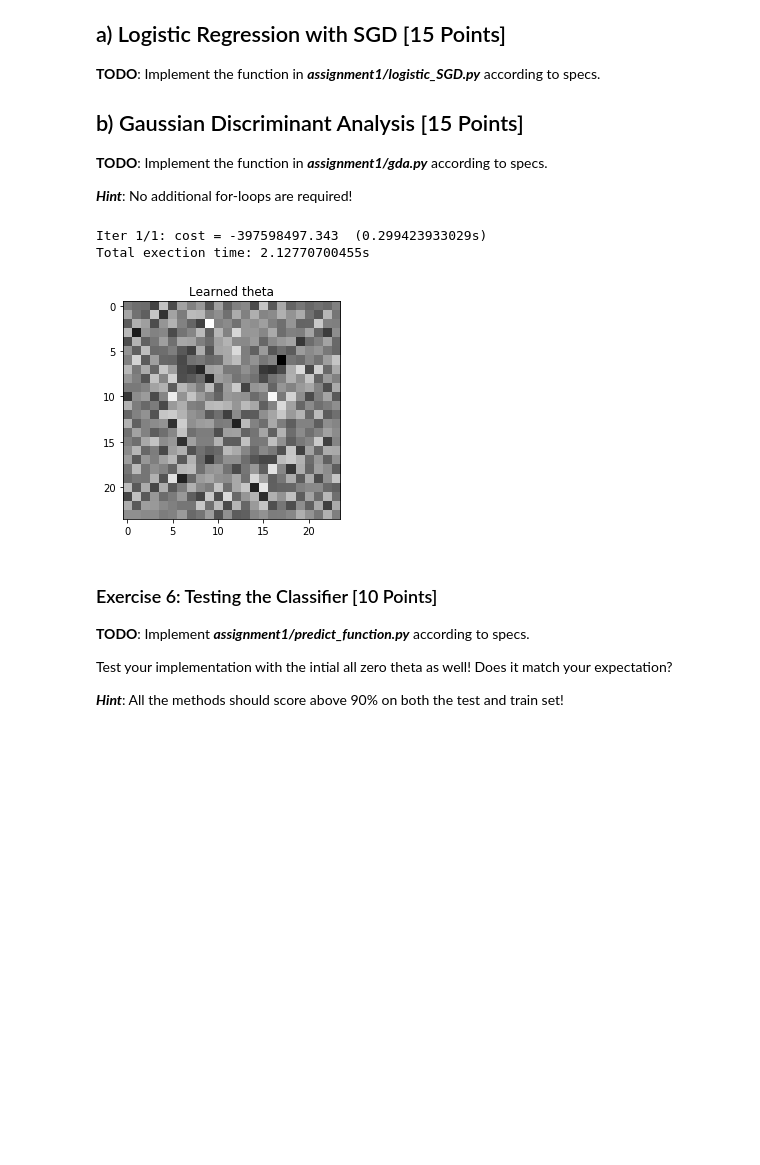
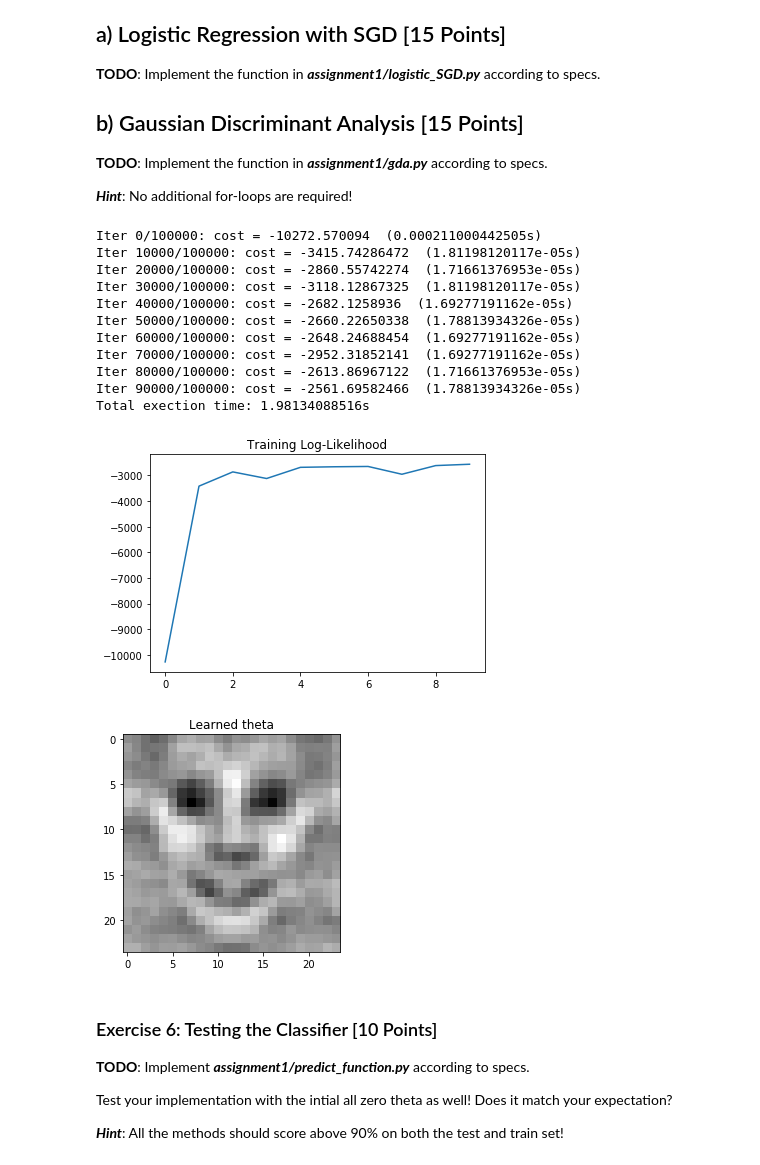
Before and after one commit to pascalgerig/machinelearning, a Jupyter notebook: Assignment1.ipynb, the cells around one changed output. Drawn from its saved outputs; the diff is of its cells as text; code cells hidden in the pictures; blank space fills up the shorter version.

```diff
--- a/Assignment1.ipynb
+++ b/Assignment1.ipynb
@@ -149,34 +149,44 @@ This is the main part of the assignment. Correctness of the implementation is re
 
 ***Hint***: No additional for-loops are required!
 # %%
-method = 'gda'
+method = 'sgd'
 
 # We'll meausure the execution time
 start = time.time()
 
 if method is 'sgd':
     theta, losses = logistic_SGD(X_train, y_train)
 elif method is 'gda':
     theta, losses = gda(X_train, y_train)
 else:
     raise ValueError('Method not recognised!')
 
 exec_time = time.time()-start
 print('Total exection time: {}s'.format(exec_time))
 
 if losses:
     plt.plot(losses)
     plt.title('Training Log-Likelihood')
     plt.show()
 
 # We can have a look at what theta has learned to recognise as "face"
 plt.imshow(np.reshape(theta[1:], [24, 24], order='F'))
 plt.title('Learned theta')
 plt.show()
 # %% [output]
-Iter 1/1: cost = -397598497.343  (0.299423933029s)
-Total exection time: 2.12770700455s
+Iter 0/100000: cost = -10272.570094  (0.000211000442505s)
+Iter 10000/100000: cost = -3415.74286472  (1.81198120117e-05s)
+Iter 20000/100000: cost = -2860.55742274  (1.71661376953e-05s)
+Iter 30000/100000: cost = -3118.12867325  (1.81198120117e-05s)
+Iter 40000/100000: cost = -2682.1258936  (1.69277191162e-05s)
+Iter 50000/100000: cost = -2660.22650338  (1.78813934326e-05s)
+Iter 60000/100000: cost = -2648.24688454  (1.69277191162e-05s)
+Iter 70000/100000: cost = -2952.31852141  (1.69277191162e-05s)
+Iter 80000/100000: cost = -2613.86967122  (1.71661376953e-05s)
+Iter 90000/100000: cost = -2561.69582466  (1.78813934326e-05s)
+Total exection time: 1.98134088516s
-[figure, old version]
+[figure, new version]
+[figure, added]
 # %% [markdown]
 ### Exercise 6: Testing the Classifier [10 Points]
 
```
Also changed, not shown: parts of 4 cells of this notebook, 2 other files.
